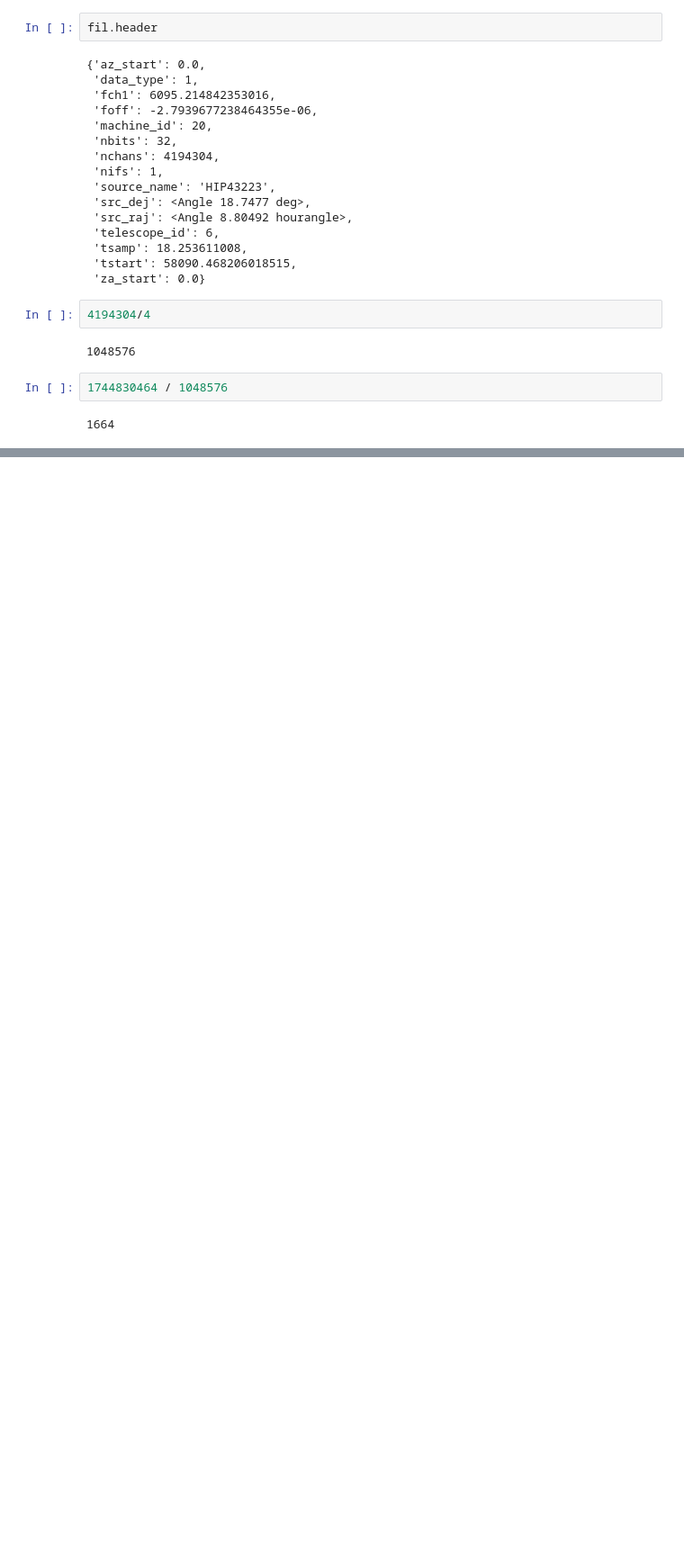
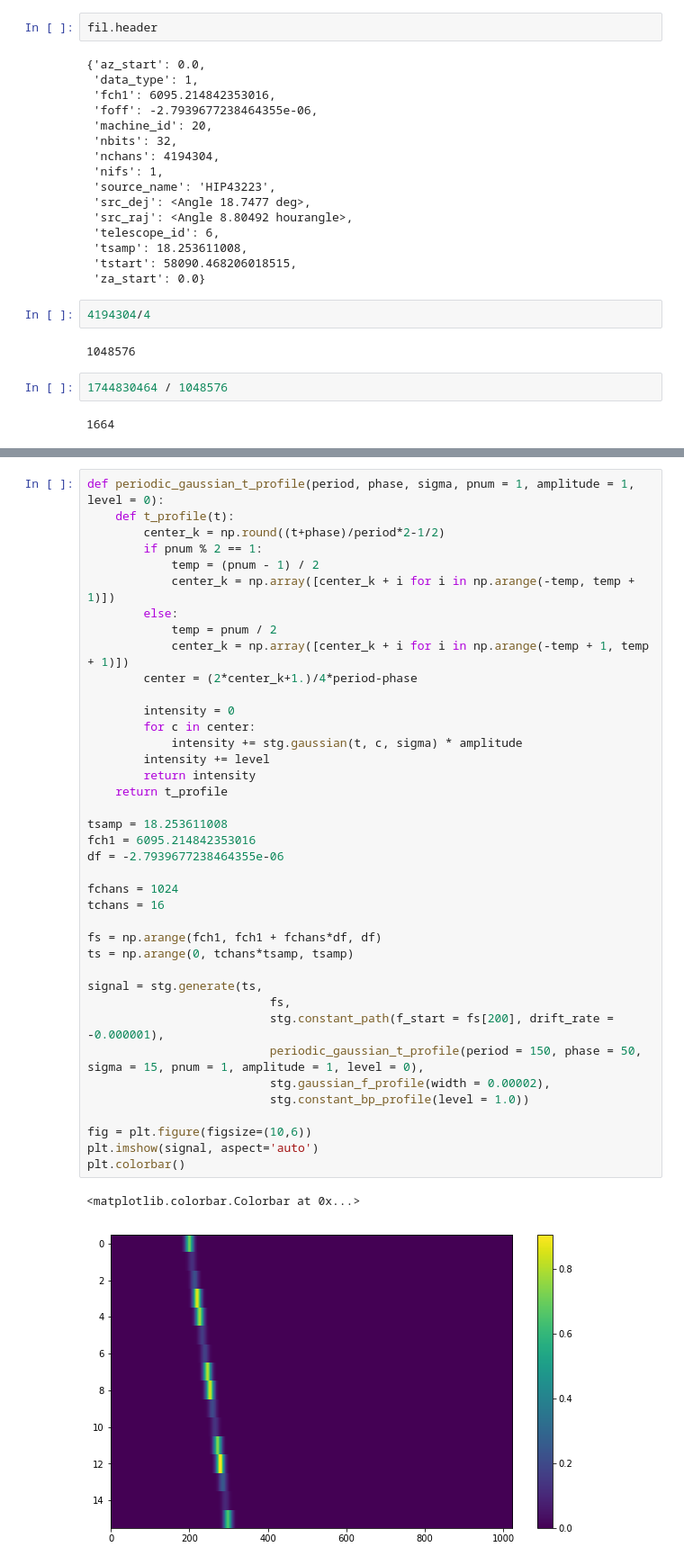
Before and after one commit to bbrzycki/setigen, a Jupyter notebook: jupyter-notebooks/Add_general_signal.ipynb, the cells around one changed output, grey strips where cells are left out. Shown at 90% size. Drawn from its saved outputs; the diff is of its cells as text; blank space fills up the shorter version.

Commit message:
Add periodic guassian signal to t_profiles

```diff
--- a/jupyter-notebooks/Add_general_signal.ipynb
+++ b/jupyter-notebooks/Add_general_signal.ipynb
@@ -299,0 +304,42 @@ plt.colorbar()
+# %%
+def periodic_gaussian_t_profile(period, phase, sigma, pnum = 1, amplitude = 1, level = 0):
+    def t_profile(t):
+        center_k = np.round((t+phase)/period*2-1/2)
+        if pnum % 2 == 1:
+            temp = (pnum - 1) / 2
+            center_k = np.array([center_k + i for i in np.arange(-temp, temp + 1)])
+        else:
+            temp = pnum / 2
+            center_k = np.array([center_k + i for i in np.arange(-temp + 1, temp + 1)])
+        center = (2*center_k+1.)/4*period-phase
+
+        intensity = 0
+        for c in center:
+            intensity += stg.gaussian(t, c, sigma) * amplitude
+        intensity += level
+        return intensity
+    return t_profile
+
+tsamp = 18.253611008
+fch1 = 6095.214842353016
+df = -2.7939677238464355e-06
+
+fchans = 1024
+tchans = 16
+
+fs = np.arange(fch1, fch1 + fchans*df, df)
+ts = np.arange(0, tchans*tsamp, tsamp)
+
+signal = stg.generate(ts,
+                          fs,
+                          stg.constant_path(f_start = fs[200], drift_rate = -0.000001),
+                          periodic_gaussian_t_profile(period = 150, phase = 50, sigma = 15, pnum = 1, amplitude = 1, level = 0),
+                          stg.gaussian_f_profile(width = 0.00002),
+                          stg.constant_bp_profile(level = 1.0))
+
+fig = plt.figure(figsize=(10,6))
+plt.imshow(signal, aspect='auto')
+plt.colorbar()
+# %% [output]
+<matplotlib.colorbar.Colorbar at 0x...>
+[figure, added]
```
Also changed, not shown: parts of 8 cells of this notebook, 1 other file.
